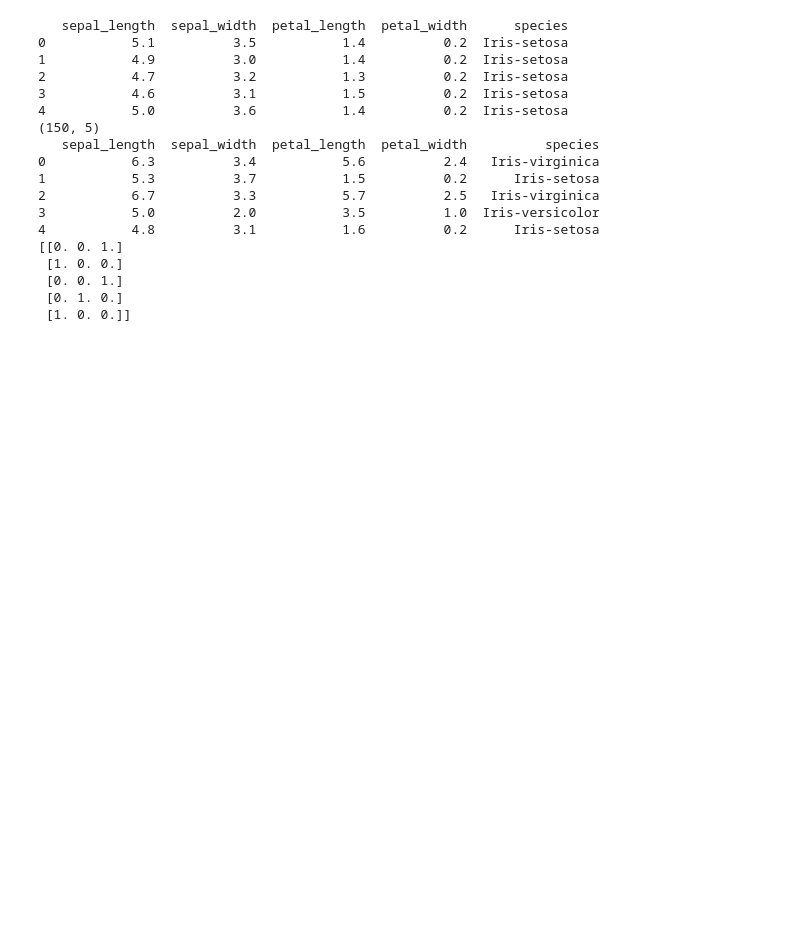
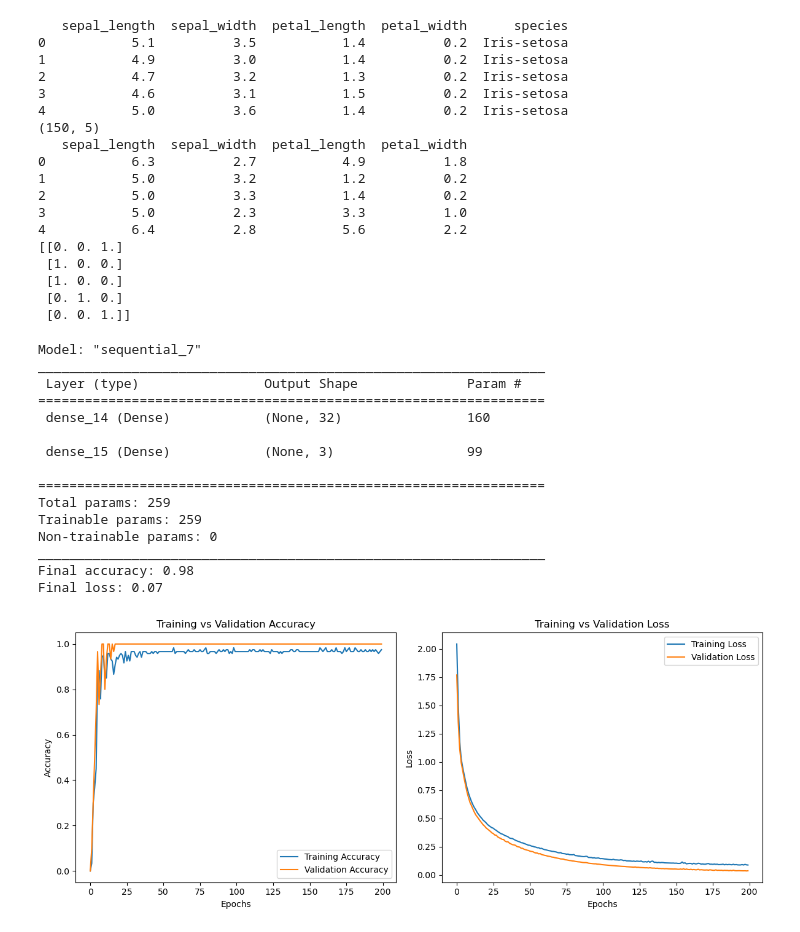
Before and after one commit to arttuvee/neural-networks, a Jupyter notebook: Assignments/Assignment_1.ipynb, the cells around one changed output. Saved outputs shown, nothing was run; the diff lists cells and outputs as text; code cells hidden in the pictures; blank space fills up the shorter version.

```diff
--- a/Assignments/Assignment_1.ipynb
+++ b/Assignments/Assignment_1.ipynb
@@ -22,11 +22,11 @@ print(data.shape)
 data = data.sample(frac=1).reset_index(drop=True)
 
 # One-hot encode
-data['class'] = pd.Categorical(data['species']).codes
+data['species'] = pd.Categorical(data['species']).codes
 
 # Split the data into input and output features
-x = pd.DataFrame(data.drop('class', axis=1))
-y = to_categorical(data['class'])
+x = pd.DataFrame(data.drop('species', axis=1))
+y = to_categorical(data['species'])
 
 print(x.head())
 print(y[:5])
@@ -38,14 +38,14 @@ print(y[:5])
 3           4.6          3.1           1.5          0.2  Iris-setosa
 4           5.0          3.6           1.4          0.2  Iris-setosa
 (150, 5)
-   sepal_length  sepal_width  petal_length  petal_width          species
-0           6.3          3.4           5.6          2.4   Iris-virginica
-1           5.3          3.7           1.5          0.2      Iris-setosa
-2           6.7          3.3           5.7          2.5   Iris-virginica
-3           5.0          2.0           3.5          1.0  Iris-versicolor
-4           4.8          3.1           1.6          0.2      Iris-setosa
+   sepal_length  sepal_width  petal_length  petal_width
+0           6.3          2.7           4.9          1.8
+1           5.0          3.2           1.2          0.2
+2           5.0          3.3           1.4          0.2
+3           5.0          2.3           3.3          1.0
+4           6.4          2.8           5.6          2.2
 [[0. 0. 1.]
  [1. 0. 0.]
- [0. 0. 1.]
+ [1. 0. 0.]
  [0. 1. 0.]
- [1. 0. 0.]]
+ [0. 0. 1.]]
@@ -51,0 +81,46 @@ print(y[:5])
+# %%
+# Print the final accuracy and loss
+test_loss, test_acc = model.evaluate(x, y, verbose=0)
+print(f"Final accuracy: {test_acc:.2f}")
+print(f"Final loss: {test_loss:.2f}")
+
+# Plot accuracy
+plt.figure(figsize=(12, 5))
+
+plt.subplot(1, 2, 1)
+plt.plot(history.history['accuracy'], label='Training Accuracy')
+plt.plot(history.history['val_accuracy'], label='Validation Accuracy')
+plt.xlabel('Epochs')
+plt.ylabel('Accuracy')
+plt.title('Training vs Validation Accuracy')
+plt.legend()
+
+# Plot loss
+plt.subplot(1, 2, 2)
+plt.plot(history.history['loss'], label='Training Loss')
+plt.plot(history.history['val_loss'], label='Validation Loss')
+plt.xlabel('Epochs')
+plt.ylabel('Loss')
+plt.title('Training vs Validation Loss')
+plt.legend()
+
+# Show the plots
+plt.tight_layout()
+plt.show()
+# %% [output]
+Model: "sequential_7"
+_________________________________________________________________
+ Layer (type)                Output Shape              Param #
+=================================================================
+ dense_14 (Dense)            (None, 32)                160
+
+ dense_15 (Dense)            (None, 3)                 99
+
+=================================================================
+Total params: 259
+Trainable params: 259
+Non-trainable params: 0
+_________________________________________________________________
+Final accuracy: 0.98
+Final loss: 0.07
+[figure, added]
```
Also changed, not shown: parts of 2 cells of this notebook.
